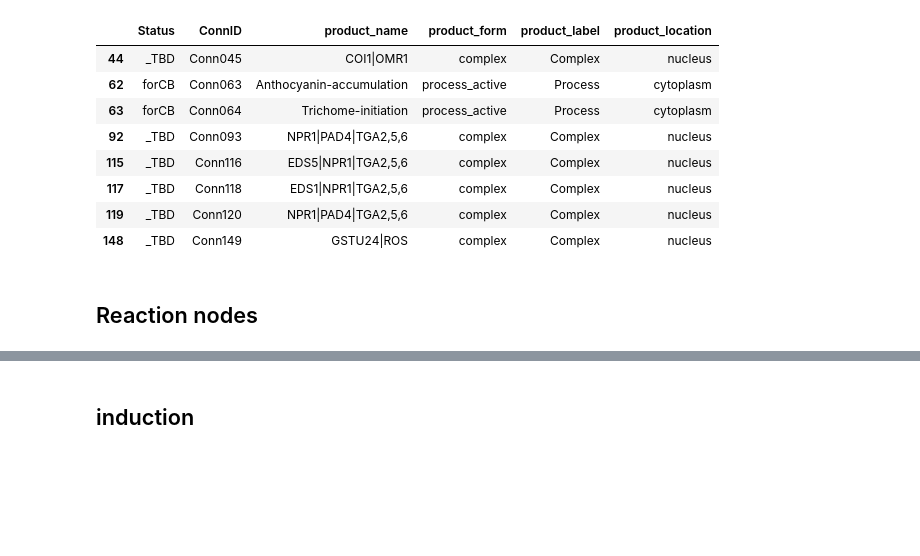
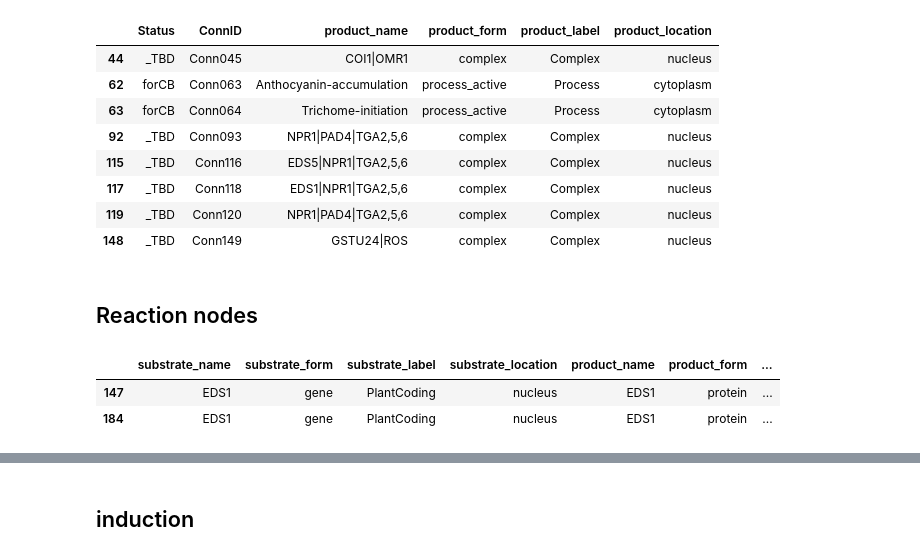
Before and after one commit to NIB-SI/skm-neo4j, a Jupyter notebook: work/p5-import-reactions.ipynb, the cells around one changed output, grey strips where cells are left out. Saved outputs shown, nothing was run; the diff lists cells and outputs as text; code cells hidden in the pictures; blank space fills up the shorter version.

```diff
--- a/work/p5-import-reactions.ipynb
+++ b/work/p5-import-reactions.ipynb
@@ -1056,6 +1049,12 @@ new_subdf[~new_subdf['product_label'].isin(["PlantCoding", "PlantNonCoding"])][[
 | 148 | _TBD | Conn149 | GSTU24|ROS | complex | Complex | nucleus |
 # %% [markdown]
 ## Reaction nodes
+# %%
+new_subdf[new_subdf['reaction_id'].isin(['rx00148', 'rx00185'])][substrate_cols_wo_homologues + product_cols_wo_homologues + catalyst_cols_wo_homologues]
+# %% [output]
+|  | substrate_name | substrate_form | substrate_label | substrate_location | product_name | product_form | ... |
+| 147 | EDS1 | gene | PlantCoding | nucleus | EDS1 | protein | ... |
+| 184 | EDS1 | gene | PlantCoding | nucleus | EDS1 | protein | ... |
 # %%
 # make reaction nodes
 f = f"{reaction_type}-reaction.tsv"
```
Also changed, not shown: parts of 16 cells of this notebook, 6 other files.
